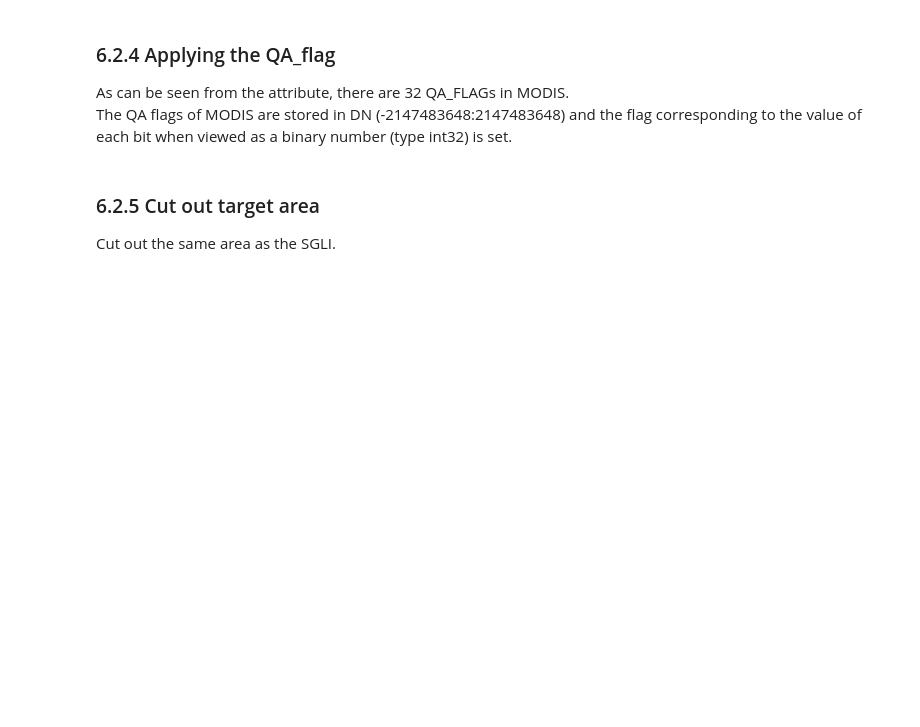
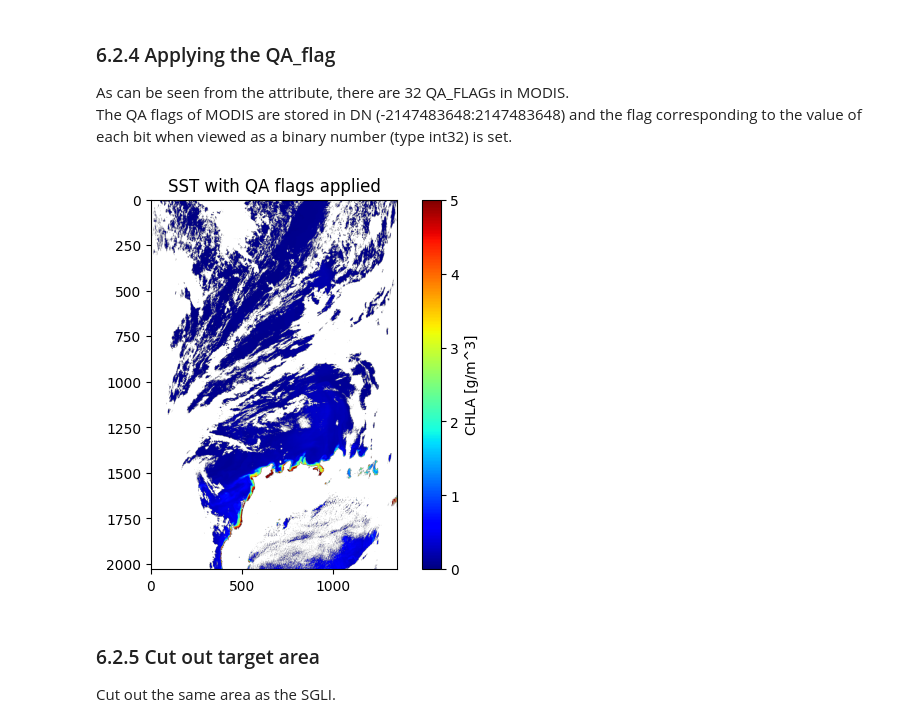
Before and after one commit to tnakayama0717/KJWOC_2024, a Jupyter notebook: map_projection.ipynb, the cells around one changed output. Drawn from its saved outputs; the diff is of its cells as text; code cells hidden in the pictures; blank space fills up the shorter version.

```diff
--- a/map_projection.ipynb
+++ b/map_projection.ipynb
@@ -673,54 +827,37 @@ The QA flags of MODIS are stored in DN (-2147483648:2147483648) and the flag cor
 # %%
 with h5py.File(MODIS_FNAME, 'r') as file:
 
-    # Read QA_flag
-    QA_flag = file['/geophysical_data/l2_flags'][:]
-    # Read each bit
-    bit00 = np.bitwise_and(QA_flag, 2**1, dtype=np.int32)
-    bit01 = np.bitwise_and(QA_flag, 2**2, dtype=np.int32)
-    bit02 = np.bitwise_and(QA_flag, 2**3, dtype=np.int32)
-    bit03 = np.bitwise_and(QA_flag, 2**4, dtype=np.int32)
-    bit04 = np.bitwise_and(QA_flag, 2**5, dtype=np.int32)
-    bit05 = np.bitwise_and(QA_flag, 2**6, dtype=np.int32)
-    bit06 = np.bitwise_and(QA_flag, 2**7, dtype=np.int32)
-    bit07 = np.bitwise_and(QA_flag, 2**8, dtype=np.int32)
-    bit08 = np.bitwise_and(QA_flag, 2**9, dtype=np.int32)
-    bit09 = np.bitwise_and(QA_flag, 2**10, dtype=np.int32)
-    bit10 = np.bitwise_and(QA_flag, 2**11, dtype=np.int32)
-    bit11 = np.bitwise_and(QA_flag, 2**12, dtype=np.int32)
-    bit12 = np.bitwise_and(QA_flag, 2**13, dtype=np.int32)
-    bit13 = np.bitwise_and(QA_flag, 2**14, dtype=np.int32)
-    bit14 = np.bitwise_and(QA_flag, 2**15, dtype=np.int32)
-    bit15 = np.bitwise_and(QA_flag, 2**16, dtype=np.int32)
-    bit16 = np.bitwise_and(QA_flag, 2**17, dtype=np.int32)
-    bit17 = np.bitwise_and(QA_flag, 2**18, dtype=np.int32)
-    bit18 = np.bitwise_and(QA_flag, 2**19, dtype=np.int32)
-    bit19 = np.bitwise_and(QA_flag, 2**20, dtype=np.int32)
-    bit20 = np.bitwise_and(QA_flag, 2**21, dtype=np.int32)
-    bit21 = np.bitwise_and(QA_flag, 2**22, dtype=np.int32)
-    bit22 = np.bitwise_and(QA_flag, 2**23, dtype=np.int32)
-    bit23 = np.bitwise_and(QA_flag, 2**24, dtype=np.int32)
-    bit24 = np.bitwise_and(QA_flag, 2**25, dtype=np.int32)
-    bit25 = np.bitwise_and(QA_flag, 2**26, dtype=np.int32)
-    bit26 = np.bitwise_and(QA_flag, 2**27, dtype=np.int32)
-    bit27 = np.bitwise_and(QA_flag, 2**28, dtype=np.int32)
-    bit28 = np.bitwise_and(QA_flag, 2**29, dtype=np.int32)
-    bit29 = np.bitwise_and(QA_flag, 2**30, dtype=np.int32)
-    bit30 = np.bitwise_and(QA_flag, 2**31, dtype=np.int32)
-    bit31 = np.bitwise_and(QA_flag, 2**32, dtype=np.int32)
+    # Read QA_flag and cast to uint32
+    QA_flag = file['/geophysical_data/l2_flags'][:].astype(np.uint32)
 
-    #mask = np.logical_or.reduce([bit00,bit01,bit02,bit03,bit06,bit08,bit09,bit10])
-    mask = np.logical_or.reduce([bit00,bit01])
+    # Extract all 32 bits safely
+    bits = [(QA_flag & (1 << i)) for i in range(32)]
+
+    # Optional: unpack if you want bit00, bit01... as separate variables
+    bit00, bit01, bit02, bit03, bit04, bit05, bit06, bit07, \
+    bit08, bit09, bit10, bit11, bit12, bit13, bit14, bit15, \
+    bit16, bit17, bit18, bit19, bit20, bit21, bit22, bit23, \
+    bit24, bit25, bit26, bit27, bit28, bit29, bit30, bit31 = bits
+
+    # Choose which bits to mask out
+    mask = np.logical_or.reduce([
+        bit00 != 0,
+        bit01 != 0
+        # ← Add another bit as needed
+    ])
+
     # Apply reliability mask
     MODIS_Data0[mask] = np.nan
     MODIS_Data0[MODIS_Data0<0] = np.nan
 
     # Plotting with reliability mask
     fig, ax = plt.subplots()
     plt.imshow(MODIS_Data0, cmap='jet', vmin=0, vmax=5)
     ax.set_title("SST with QA flags applied")
     plt.colorbar(label='CHLA [g/m^3]')
     plt.show()
+# %% [output]
+[figure, added]
 # %% [markdown]
 ### 6.2.5 Cut out target area
 Cut out the same area as the SGLI.
```
Also changed, not shown: parts of 30 cells of this notebook.
